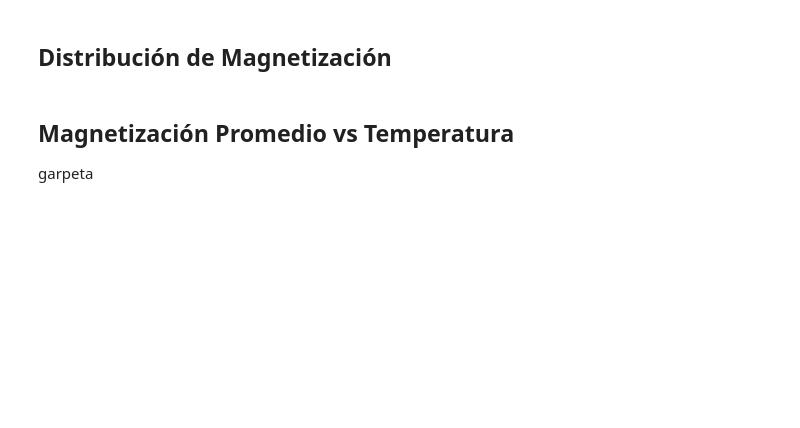
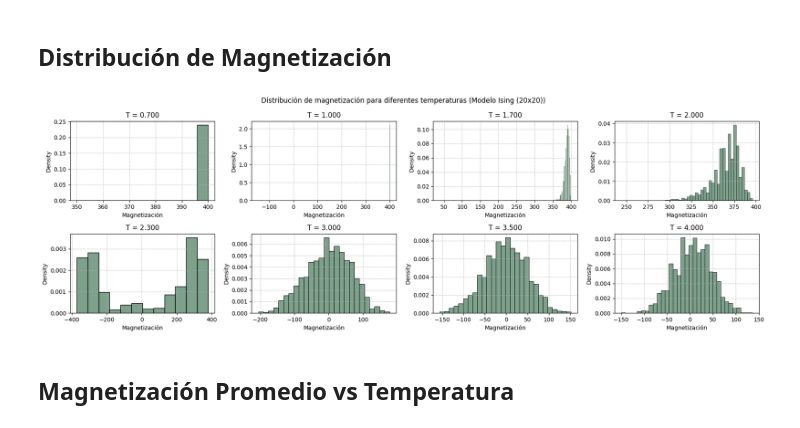
Before and after one commit to JD314/Ising-ML, a Jupyter notebook: Distribuciones.ipynb, the cells around one changed output. Cells and saved outputs as stored; diff of their text form; code cells hidden in the pictures; blank space fills up the shorter version.

```diff
--- a/Distribuciones.ipynb
+++ b/Distribuciones.ipynb
@@ -62,29 +72,29 @@ plt.show()
 # %%
 # Crear la figura y la grilla
 fig = plt.figure(figsize=(18, 6))
 gs = gridspec.GridSpec(2, 4)
 
 for i in range(8):
     ax = fig.add_subplot(gs[i])
 
     file = objective_files[i]
     ising = read_ising_file(folder + file)
     all_spins = ising.load_all_spins(invert=False)  # Cargar todos los espines una vez
     magnetization = [read_ising_file.calculate_magnetization(spin) for spin in all_spins]
 
     sns.histplot(magnetization, ax=ax, color="#47795a", alpha=0.7, stat="density")
     ax.set_title(f"T = {T[i]}")
     ax.set_xlabel('Magnetización')
     ax.grid(True, linestyle="--", alpha=0.7)
 
-fig.suptitle("Distribución de magnetización para diferentes temperaturas (Modelo Ising (10x10))")
+fig.suptitle(f"Distribución de magnetización para diferentes temperaturas (Modelo Ising ({n}x{n}))")
 
 plt.tight_layout()
-plt.savefig('img_results/ising_magnetization_distribution.png', dpi=300, bbox_inches='tight')
+plt.savefig(f'img_results/ising_magnetization_distribution_{n}.png', dpi=300, bbox_inches='tight')
 plt.show()
+# %% [output]
+[figure, added]
 # %% [markdown]
 ## Magnetización Promedio vs Temperatura
-
-garpeta
 # %%
 T = np.array(temps, dtype=float)
```
Also changed, not shown: parts of 5 cells of this notebook, 14 other files.
